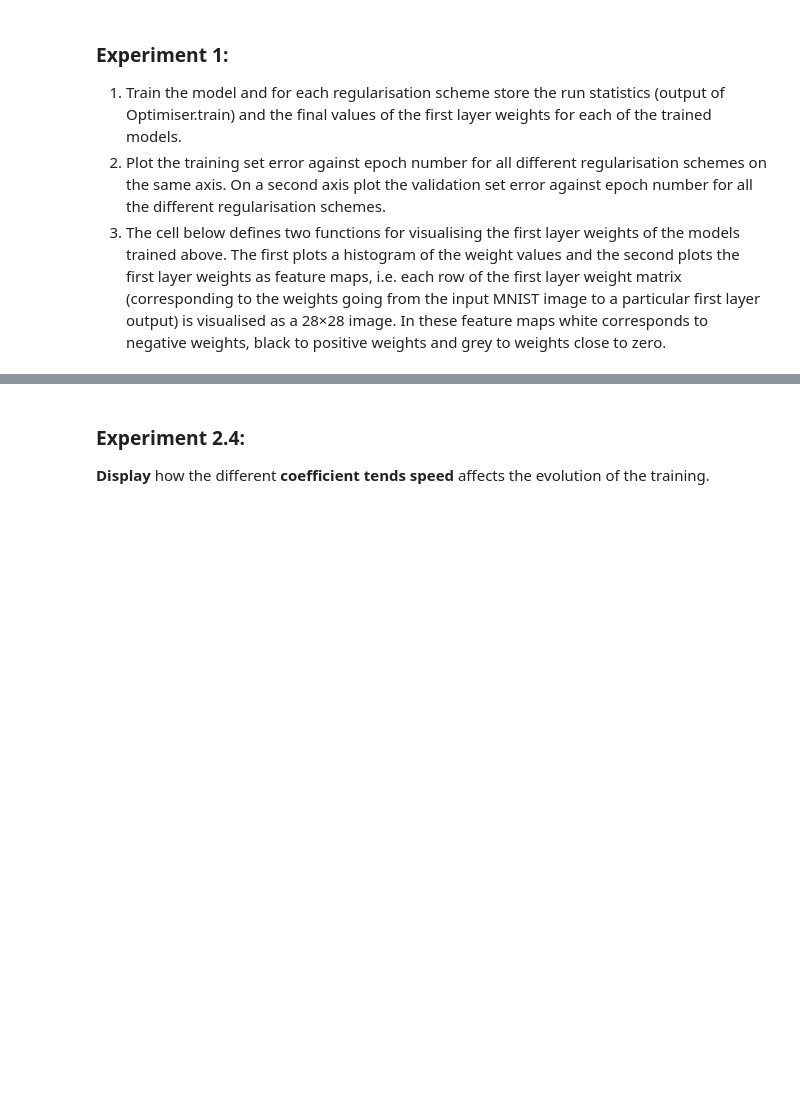
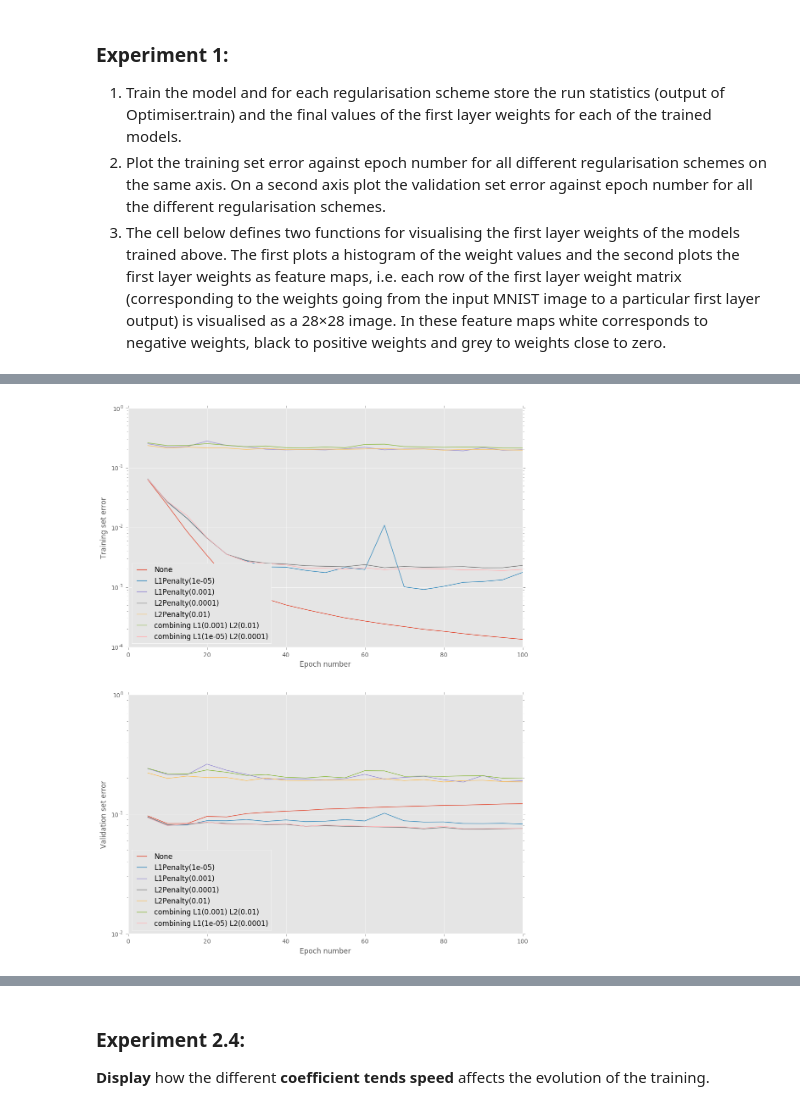
Before and after one commit to SsuYuChan/mlpractical, a Jupyter notebook: notebooks/Coursework_2.ipynb, the cells around one changed output, grey strips where cells are left out. Cells and saved outputs as stored; diff of their text form; code cells hidden in the pictures; blank space fills up the shorter version.

```diff
--- a/notebooks/Coursework_2.ipynb
+++ b/notebooks/Coursework_2.ipynb
@@ -153,7 +199,8 @@ weights_penalties = [
     L1Penalty(1e-3),
     L2Penalty(1e-4),
     L2Penalty(1e-2),
-    (L1Penalty(1e-3) + L2Penalty(1e-2))/2
+    combiningL1L2Penalty(1e-3, 1e-2),
+    combiningL1L2Penalty(1e-5, 1e-4)
 ]
 run_info = OrderedDict()
 models = OrderedDict()
@@ -182,25 +354,27 @@ TypeError: unsupported operand type(s) for +: 'L1Penalty' and 'L2Penalty'
 # %%
 import matplotlib.pyplot as plt
 %matplotlib inline
 plt.style.use('ggplot')
 
-fig = plt.figure(figsize=(12, 6))
-ax1 = fig.add_subplot(1, 2, 1)
-ax2 = fig.add_subplot(1, 2, 2)
+fig = plt.figure(figsize=(12, 16))
+ax1 = fig.add_subplot(2, 1, 1)
+ax2 = fig.add_subplot(2, 1, 2)
 for weight_penalty, run in run_info.items():
     stats, keys, run_time = run
     ax1.plot(np.arange(1, stats.shape[0]) * stats_interval,
              stats[1:, keys['error(train)']], label=str(weight_penalty))
     ax2.plot(np.arange(1, stats.shape[0]) * stats_interval,
              stats[1:, keys['error(valid)']], label=str(weight_penalty))
-ax1.legend(loc=0)
+ax1.legend(loc='lower left')
 ax1.set_xlabel('Epoch number')
 ax1.set_ylabel('Training set error')
 ax1.set_yscale('log')
-ax2.legend(loc=0)
+ax2.legend(loc='lower left')
 ax2.set_xlabel('Epoch number')
 ax2.set_ylabel('Validation set error')
 ax2.set_yscale('log')
+# %% [output]
+[figure, added]
 # %%
 def plot_param_histogram(param, fig_size=(6, 3), interval=[-1.5, 1.5]):
     """Plots a normalised histogram of an array of parameter values."""
```
Also changed, not shown: parts of 43 cells of this notebook.
